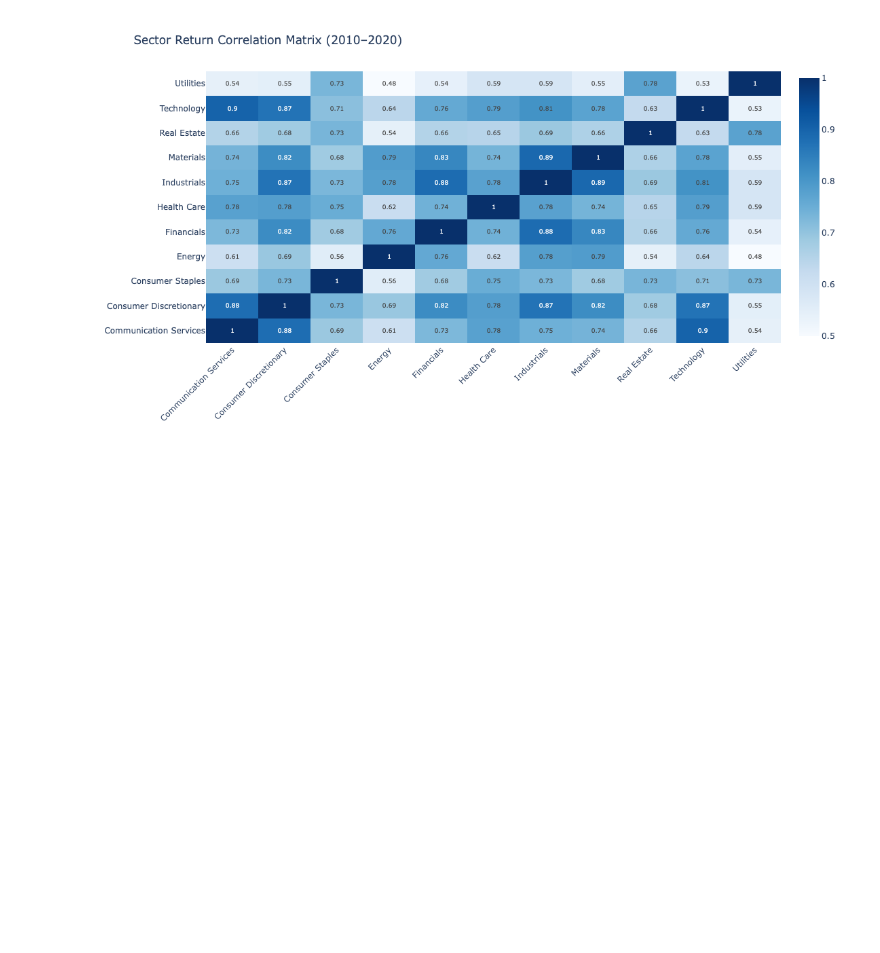
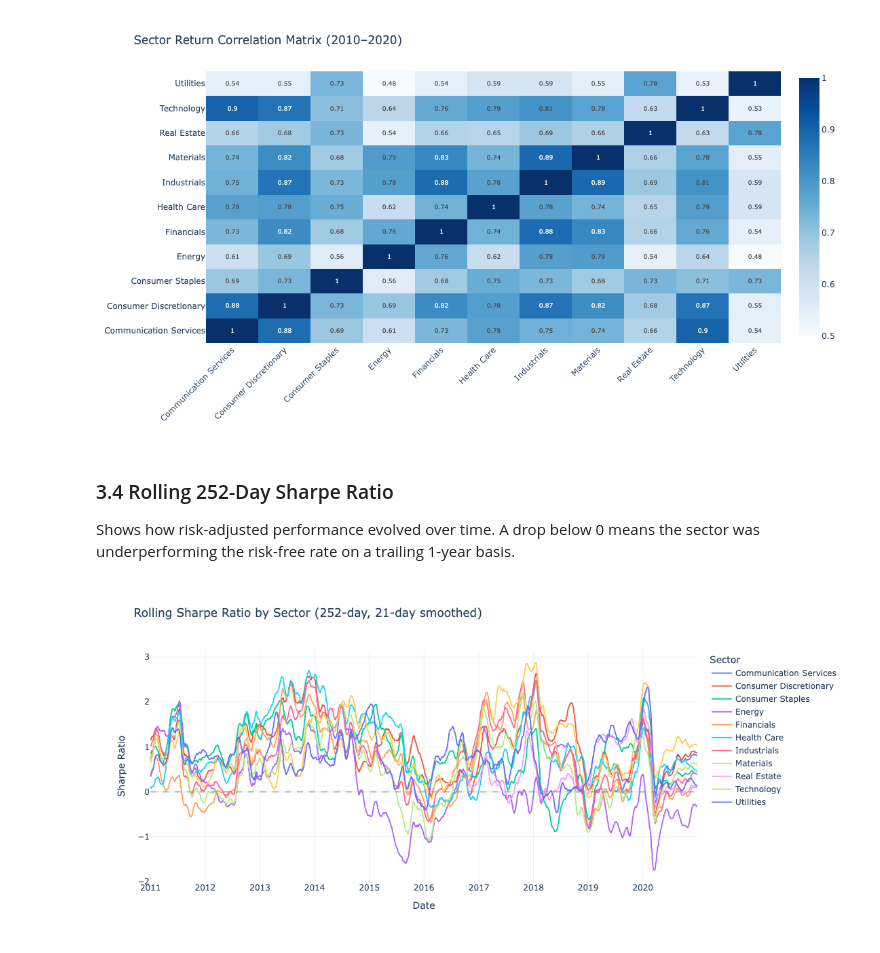
Before and after one commit to IrisXu307/sp500-sector-analysis, a Jupyter notebook: notebooks/analysis.ipynb, the cells around one changed output. Drawn from its saved outputs; the diff is of its cells as text; code cells hidden in the pictures; blank space fills up the shorter version.

```diff
--- a/notebooks/analysis.ipynb
+++ b/notebooks/analysis.ipynb
@@ -113,3 +135,12 @@ returns_wide = returns.pivot_table(index='date', columns='sector', values='daily
 plot_correlation_heatmap(returns_wide).show()
 # %% [output]
 [figure]
+# %% [markdown]
+### 3.4 Rolling 252-Day Sharpe Ratio
+
+Shows how risk-adjusted performance evolved over time. A drop below 0 means the sector was underperforming the risk-free rate on a trailing 1-year basis.
+# %%
+rolling = rolling_sharpe(returns)
+plot_rolling_sharpe(rolling).show()
+# %% [output]
+[figure, added]
```
Also changed, not shown: parts of 6 cells of this notebook, 7 other files.
